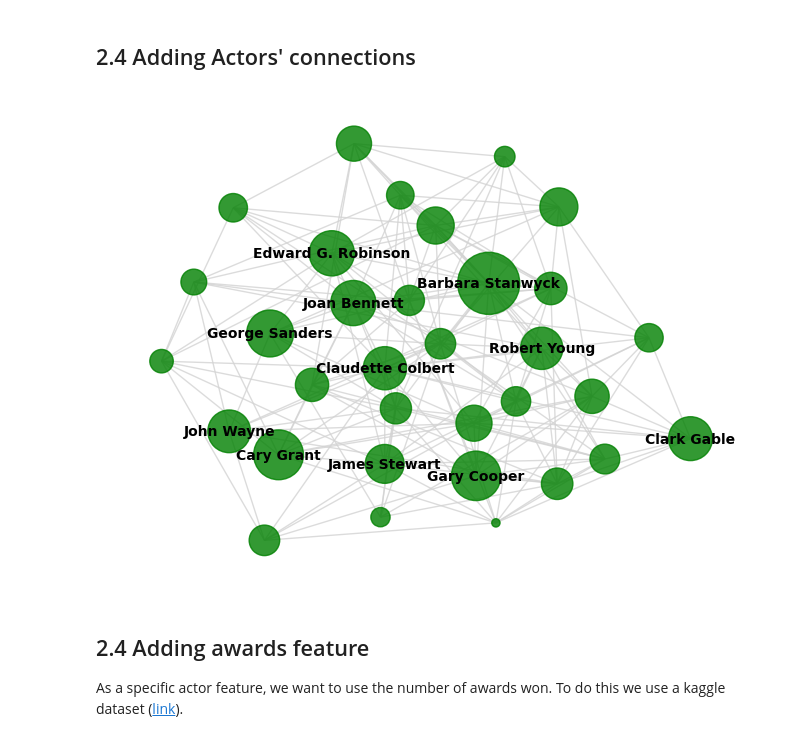
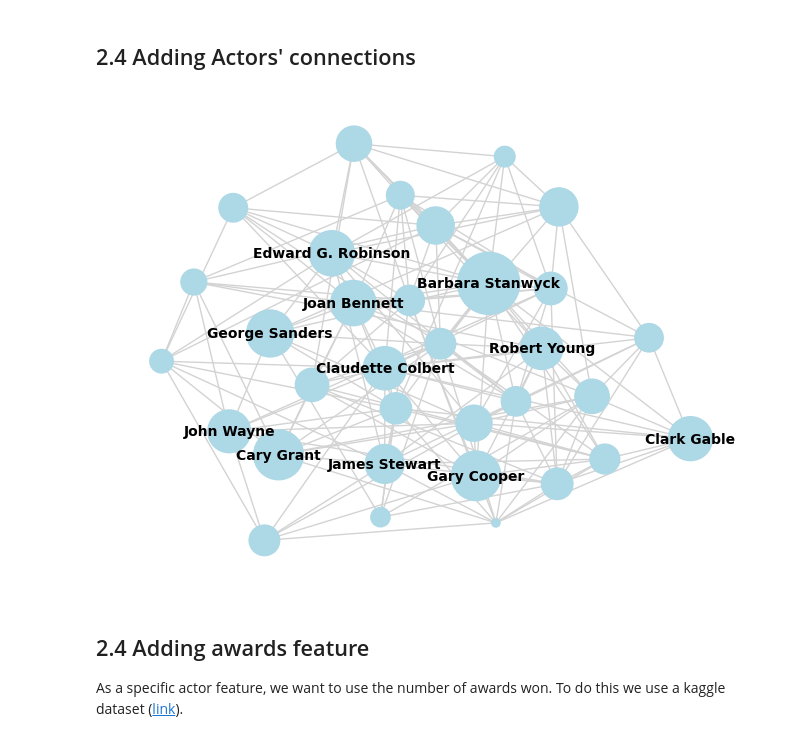
Before and after one commit to epfl-ada/ada-2023-project-dromadaire, a Jupyter notebook: P3_final.ipynb, the cells around one changed output. Cells and saved outputs as stored; diff of their text form; code cells hidden in the pictures.

```diff
--- a/P3_final.ipynb
+++ b/P3_final.ipynb
@@ -375,26 +375,26 @@ actors = pd.merge(actors,centrality_df, on=["IMDb_actor_ID","Movie release date"
 # %%
 # calculate min and max centrality for node size with thresholds
 max_centrality = max(centrality.values())
 min_centrality = 0.08
 label_threshold = 0.1
 
 # normalise centrality
 normalized_centrality = {node: (i_centrality - min_centrality) / (max_centrality - min_centrality) for node, i_centrality in centrality.items()}
 
 # filter nodes
 filtered_nodes = [node for node, i_centrality in centrality.items() if i_centrality > min_centrality]
 filtered_graph = actor_graph.subgraph(filtered_nodes)
 
 # Add labels only to nodes with centrality higher than the label threshold
 high_centrality_labels = {node: actors[actors['IMDb_actor_ID'] == node]['primaryName'].unique()[0] for node, i_centrality in centrality.items() if i_centrality > label_threshold}
 pos_filtered = nx.spring_layout(filtered_graph, seed=10, k=3/np.sqrt(filtered_graph.order()), iterations=50)
 
 # plot
-nx.draw(filtered_graph, pos_filtered, node_color='green', node_size=[2000 * normalized_centrality[node] for node in filtered_graph.nodes()], font_size=8, edge_color = 'lightgray', alpha=0.8)
+nx.draw(filtered_graph, pos_filtered, node_color='lightblue', node_size=[2000 * normalized_centrality[node] for node in filtered_graph.nodes()], font_size=8, edge_color = 'lightgray', alpha=1)
 nx.draw_networkx_labels(filtered_graph, pos_filtered, labels=high_centrality_labels, font_size=10, font_color='black', font_weight="bold",)
 plt.show()
 # %% [output]
-[figure, old version]
+[figure, new version]
 # %% [markdown]
 ## 2.4 Adding awards feature
 
```
Also changed, not shown: parts of 3 cells of this notebook.
